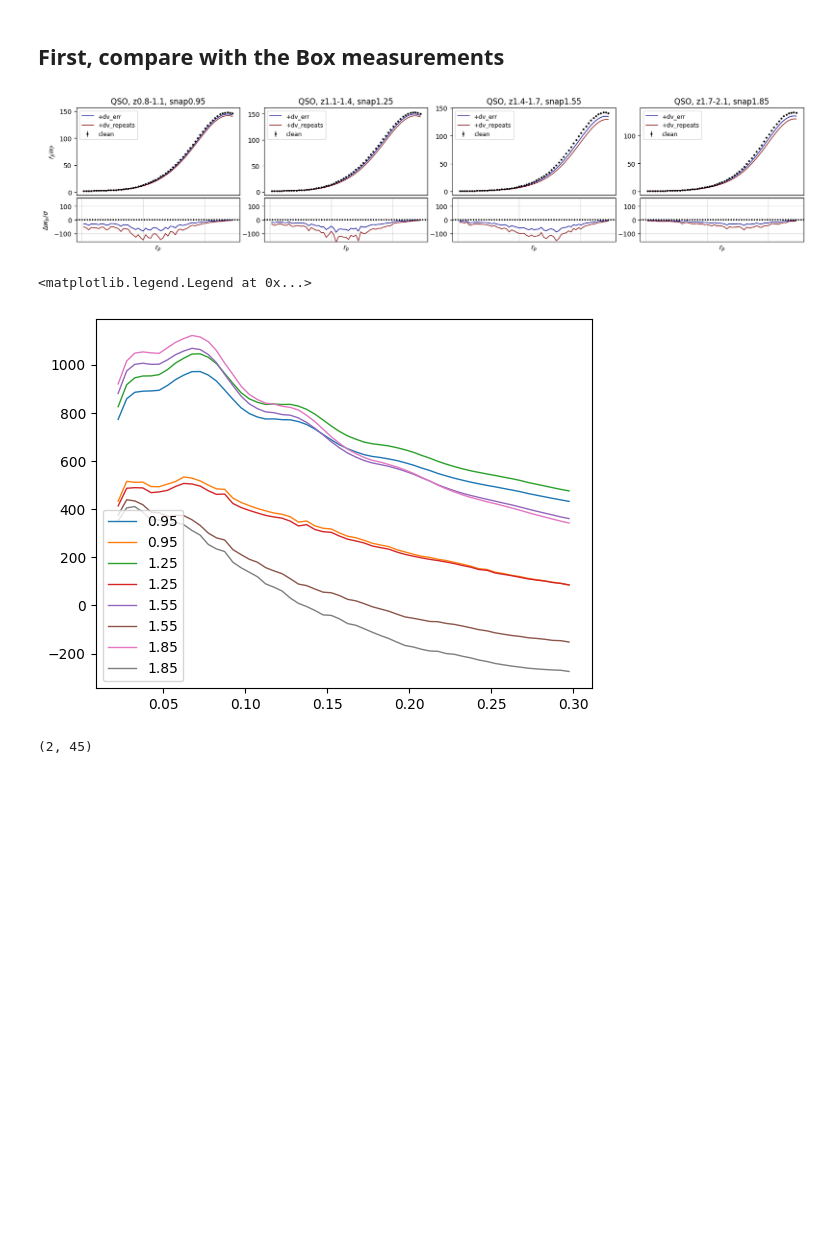
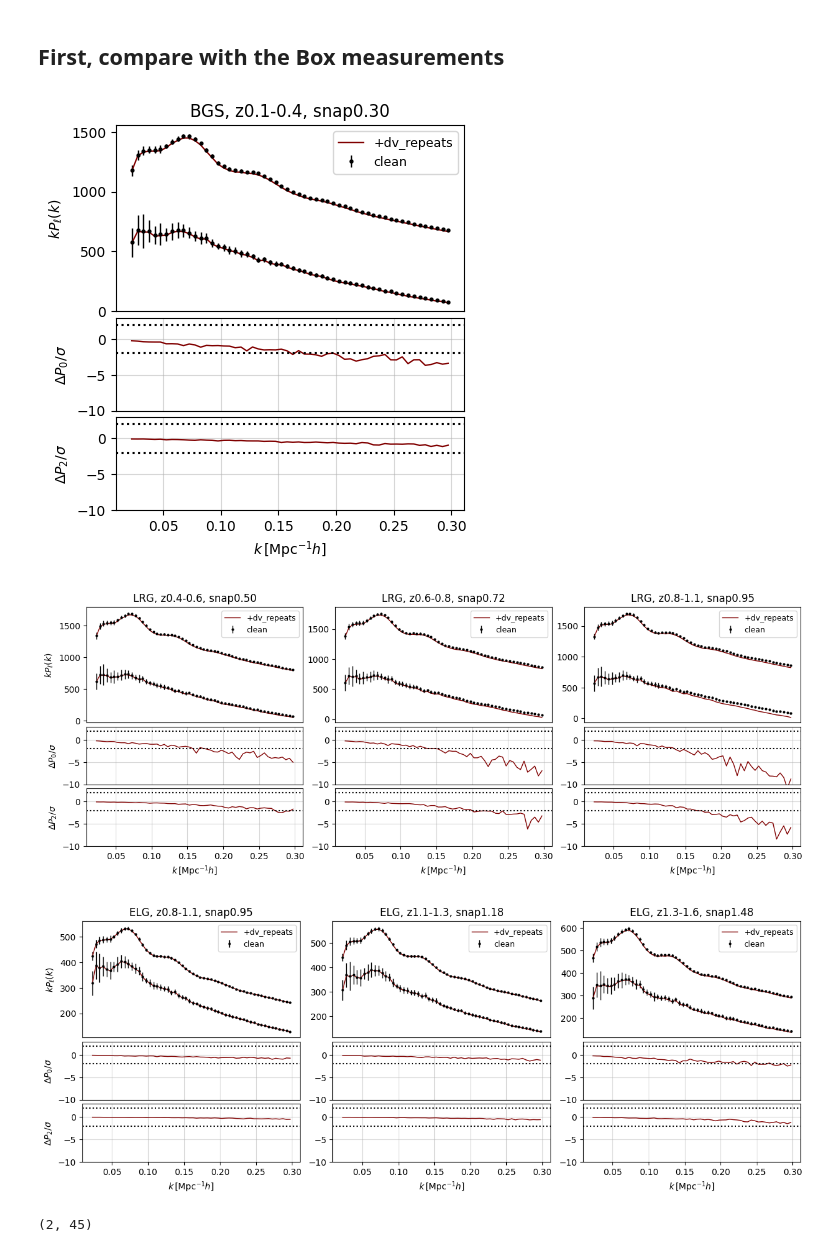
Before and after one commit to ShengyuHE/desi_y3_redshift_errors, a Jupyter notebook: main/clustering/notebooks/plot_2pt_cubic.ipynb, the cells around one changed output. Drawn from its saved outputs; the diff is of its cells as text; code cells hidden in the pictures; blank space fills up the shorter version.

```diff
--- a/main/clustering/notebooks/plot_2pt_cubic.ipynb
+++ b/main/clustering/notebooks/plot_2pt_cubic.ipynb
@@ -45,22 +45,23 @@ An NVIDIA GPU may be present on this machine, but a CUDA-enabled jaxlib is not i
 ## First, compare with the Box measurements
 # %%
 # for two point statistics
-corr = 'wplog' # xi, pk, mpslog, wplog
+corr = 'pk' # xi, pk, mpslog, wplog
 domain = 'cubic'
 version = 'AbacusHF-v2'
-tracers = ['BGS','LRG', 'ELG', 'QSO'][3:]
+tracers = ['BGS','LRG', 'ELG', 'QSO'][:3]
 
 ZSNAPS, ZRANGES = REDSHIFT_ABACUSHF[version]
 lenz = len(ZSNAPS)
 
-colors = ['black', 'darkblue', 'maroon']
-labels = ['clean', '+dv_err', '+dv_repeats']
+zerrs =  ['False', 'repeat', 'verr_empirical'][:2]
+colors = ['black', 'maroon', 'darkblue']
+labels = ['clean', '+dv_repeats', '+dv_err']
 
 for tracer in tracers:
     fig = plt.figure(figsize = (lenz*5, 5))
     gs = gridspec.GridSpec(3, lenz, wspace=0.15, hspace= 0.05, height_ratios=[2,1,1])
     for indz, zsnap, zrange in zip(range(lenz), ZSNAPS[tracer][:], ZRANGES[tracer][:]):
-        for indv, zerr in enumerate(['False', 'verr_empirical', 'repeat']):
+        for indv, zerr in enumerate(zerrs):
             s_all = []
             tps_all = []
             for mock_id in range(25)[:]:
@@ -91,70 +92,40 @@ for tracer in tracers:
                     ax.set_ylabel(TPS_LABELS[corr]['y'])
                 ax.legend(loc=2 if corr in ['wplog', 'mpslog'] else 1, fontsize=9)
                 ax.set_title(f'{tracer}, z{zrange[0]:.1f}-{zrange[1]:.1f}, snap{zsnap:.2f}')
                 ax.tick_params(axis="x", which="both", bottom=False, top=False, labelbottom=False)
                 # plot the residual plots
                 if zerr in ['repeat', 'verr_empirical']:
                     if ill == 0:
                         ax = plt.subplot(gs[indz+lenz])
                         if indz == 0: ax.set_ylabel(TPS_LABELS[corr]['dy0'])
                         if corr == 'wplog':
                             ax.set_xlabel(TPS_LABELS[corr]['x'])
                         ax.tick_params(axis="x", which="both", bottom=False, top=False, labelbottom=False)
                     elif ill == 1:
                         ax = plt.subplot(gs[indz+lenz*2])
                         ax.set_xlabel(TPS_LABELS[corr]['x'])
                         if indz == 0: ax.set_ylabel(TPS_LABELS[corr]['dy2'])
                     # ax.plot(s, s**spow*(tps_mean_clean[ill]-tps_mean[ill]), lw=1, color=colors[indv])
                     # continue
                     # err = np.sqrt(tps_std_fid**2 + clean_std[ell]**2)
                     err = tps_std_clean
                     ax.plot(s, (tps_mean[ill]-tps_mean_clean[ill])/err[ill], lw=1, color=colors[indv])
                     for value in [-2,2]:
-                        ax.axhline(y=value, ls = ':', color='black')
+                        ax.axhline(y=value, ls = ':', color='black', lw=1.5)
                     ax.grid(alpha=0.5)
                     if corr in ['xi']:
                         ax.set_ylim([-7,7])
                     elif corr in ['pk']:
-                        ax.set_ylim([-42,5])
+                        ax.set_ylim([-10,3])
+                        if tracer == 'QSO':
+                            ax.set_ylim([-42,5])
                     elif corr in ['wplog', 'mpslog']:
                         ax.set_xscale('log')
                         ax.set_ylim([-160,160])
 # %% [output]
-[figure, old version]
+[figure, new version]
+[figure, added]
+[figure, added]
-# %%
-# for two point statistics
-corr = 'pk' # xi, pk, mpslog, wplog
-domain = 'cubic'
-version = 'AbacusHF-v2'
-tracers = ['BGS','LRG', 'ELG', 'QSO'][3:]
-
-ZSNAPS, ZRANGES = REDSHIFT_ABACUSHF[version]
-lenz = len(ZSNAPS)
-
-for tracer in tracers:
-    for indz, zsnap, zrange in zip(range(lenz), ZSNAPS[tracer], ZRANGES[tracer]):
-        for indv, zerr in enumerate(['False']):
-            s_all = []
-            tps_all = []
-            for mock_id in range(25):
-                data_arges = {'version':version, 'domain':domain, 'tracer':tracer, 'zsnap': zsnap, 'zrange':zrange, 'mock_id': mock_id, "use_dv": zerr}
-                fn = get_measurement_fn(**data_arges)
-                setup_logging(level = 'warning')
-                (s, tps), _ = read_data_fn(fn, corr, bin_type='y3_sys')
-                tps = np.atleast_2d(tps)
-                tps_all.append(tps)
-            tps_all = np.array(tps_all)
-            tps_mean = tps_all.mean(axis=0)
-            tps_std = tps_all.std(axis=0, ddof=1)
-            spow=2 if corr in ['xi', 'wplog', 'mpslog'] else 1
-            n_ell = 1 if corr == 'wplog' else 2
-            for ill in range(n_ell):
-                # plot the mean plots
-                plt.plot(s, s**spow*tps_mean[ill], lw = 1, label=f"{zsnap}")
-plt.legend()
-# %% [output]
-<matplotlib.legend.Legend at 0x...>
-[figure, removed]
 # %%
 # %% [output]
 (2, 45)
```
Also changed, not shown: parts of 2 cells of this notebook, 23 other files.
